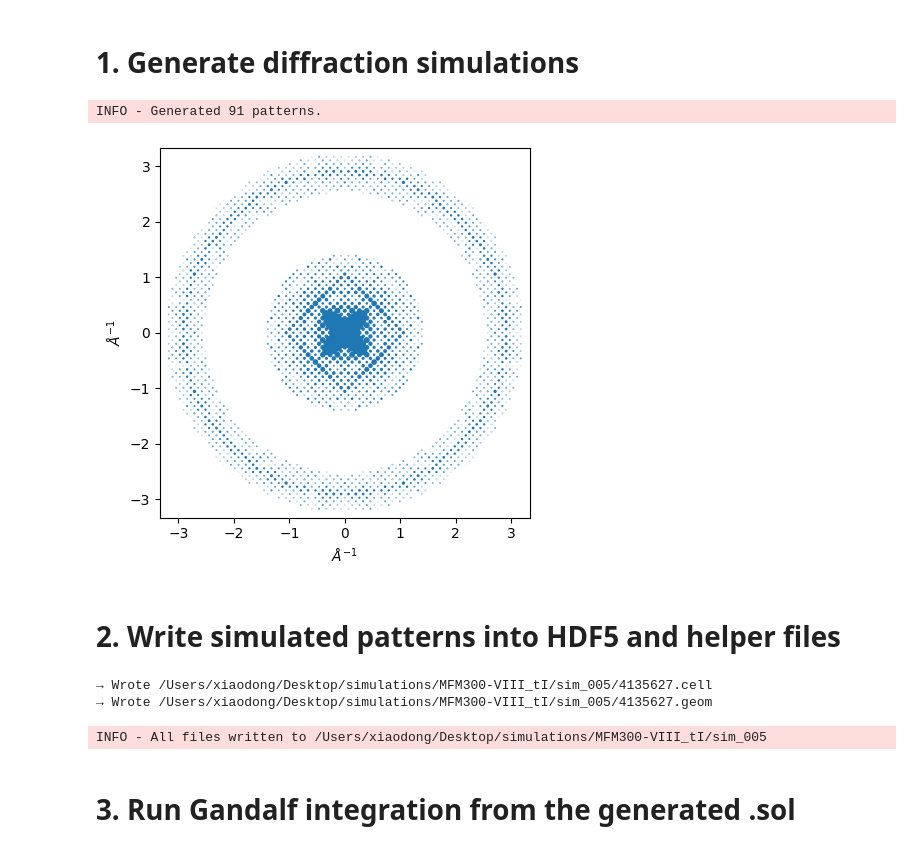
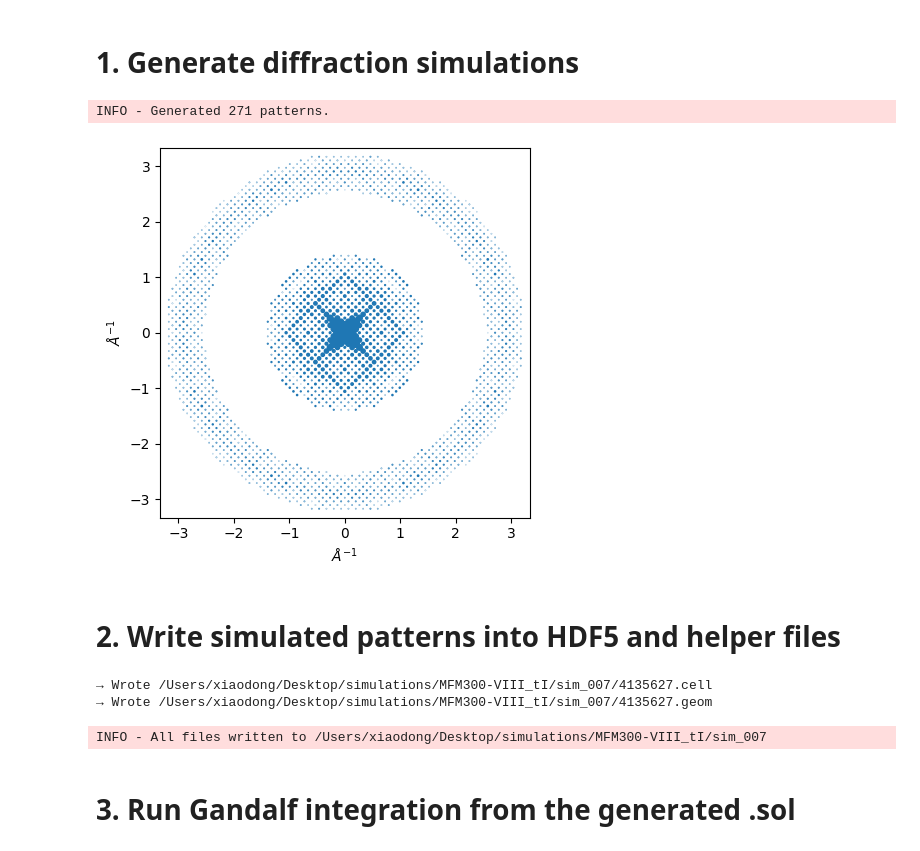
Before and after one commit to bstrb/simSSED, a Jupyter notebook: notebook/simulate_PDB_CIF.ipynb, the cells around one changed output. Cells and saved outputs as stored; diff of their text form; code cells hidden in the pictures.

```diff
--- a/notebook/simulate_PDB_CIF.ipynb
+++ b/notebook/simulate_PDB_CIF.ipynb
@@ -35,11 +35,11 @@ input = "/Users/xiaodong/Desktop/simulations/MFM300-VIII_tI/4135627.cif"
 # input = "/Users/xiaodong/Desktop/simulations/LTA_cP/7108314.cif"
 
 REF_PATH            = Path(input).expanduser()
-RESOLUTION_DEG      = 10         # orientation sampling
+RESOLUTION_DEG      = 5         # orientation sampling
 MAX_RESOLUTION      = 0.3       # max simulated resolution in Å
 DIRECT_BEAM         = False     # True = include direct beam, False = exclude direct beam
 MAX_EXC_ERR_AINV    = 0.02      # max excitation error
-SHAPE_FACTOR_W_AINV = 0.02      # shape factor. If None set to max excitation error
+SHAPE_FACTOR_W_AINV = 0.001      # shape factor. If None set to max excitation error
 VOLTAGE_KV          = 300       # accelerating voltage in kV
 # ───────────────────────────────────────────────────────────────────────────────
 
@@ -54,36 +54,36 @@ if REF_PATH.suffix == ".pdb":
         structure=Structure(atoms, Lattice(*cell))
     )
 elif REF_PATH.suffix == ".cif":
     phase = Phase.from_cif(REF_PATH)
 else:
     raise ValueError("Unsupported file format. Please provide a .pdb or .cif file.")
 
 orientations = get_sample_reduced_fundamental(
     resolution=RESOLUTION_DEG, point_group=phase.point_group
 )
 
 generator = SimulationGenerator(
     accelerating_voltage=VOLTAGE_KV,
-    shape_factor_model="sin2c", # "atanc", "sinc", "sin2c", "linear", "lorentzian" is default
+    shape_factor_model="atanc", # "atanc", "sinc", "sin2c", "linear", "lorentzian" is default
     approximate_precession=False,
 )
 
 sims = generator.calculate_diffraction2d(
     phase               = phase,
     rotation            = orientations,
     reciprocal_radius   = 1/MAX_RESOLUTION,
     with_direct_beam    = DIRECT_BEAM,
     max_excitation_error= MAX_EXC_ERR_AINV,
     shape_factor_width  = SHAPE_FACTOR_W_AINV,
     debye_waller_factors= None,
     show_progressbar    = True,
 )
 
 sims.plot()
 logging.info("Generated %d patterns.", sims.current_size)
 # %% [output]
-INFO - Generated 91 patterns.
+INFO - Generated 271 patterns.
-[figure, old version]
+[figure, new version]
 # %% [markdown]
 <!-- # %% [markdown] -->
 # 2. Write simulated patterns into HDF5 and helper files
@@ -255,9 +255,9 @@ with open(sol_path, "w") as fh:
 
 logging.info("All files written to %s", sim_folder)
 # %% [output]
-→ Wrote /Users/xiaodong/Desktop/simulations/MFM300-VIII_tI/sim_005/4135627.cell
-→ Wrote /Users/xiaodong/Desktop/simulations/MFM300-VIII_tI/sim_005/4135627.geom
+→ Wrote /Users/xiaodong/Desktop/simulations/MFM300-VIII_tI/sim_007/4135627.cell
+→ Wrote /Users/xiaodong/Desktop/simulations/MFM300-VIII_tI/sim_007/4135627.geom
-INFO - All files written to /Users/xiaodong/Desktop/simulations/MFM300-VIII_tI/sim_005
+INFO - All files written to /Users/xiaodong/Desktop/simulations/MFM300-VIII_tI/sim_007
 # %% [markdown]
 <!-- # %% [markdown] -->
 # 3. Run Gandalf integration from the generated .sol
```
